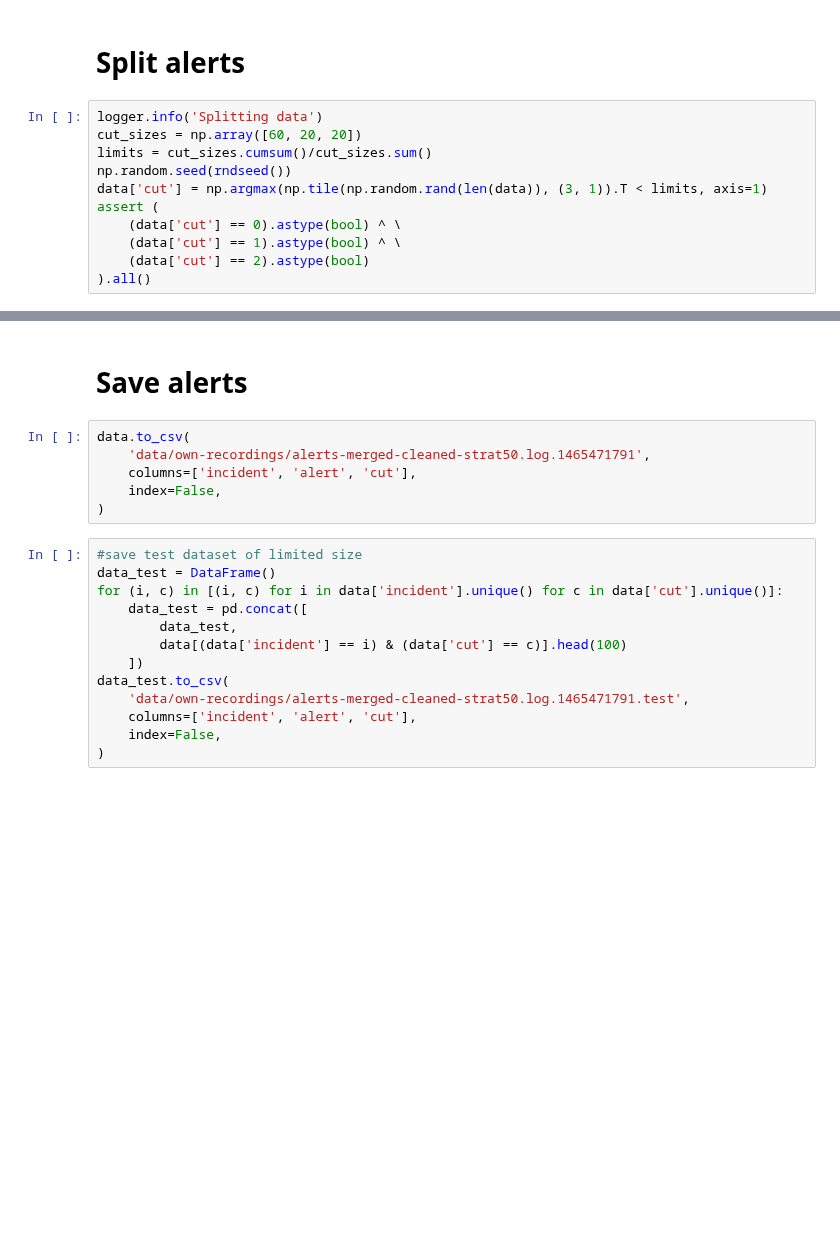
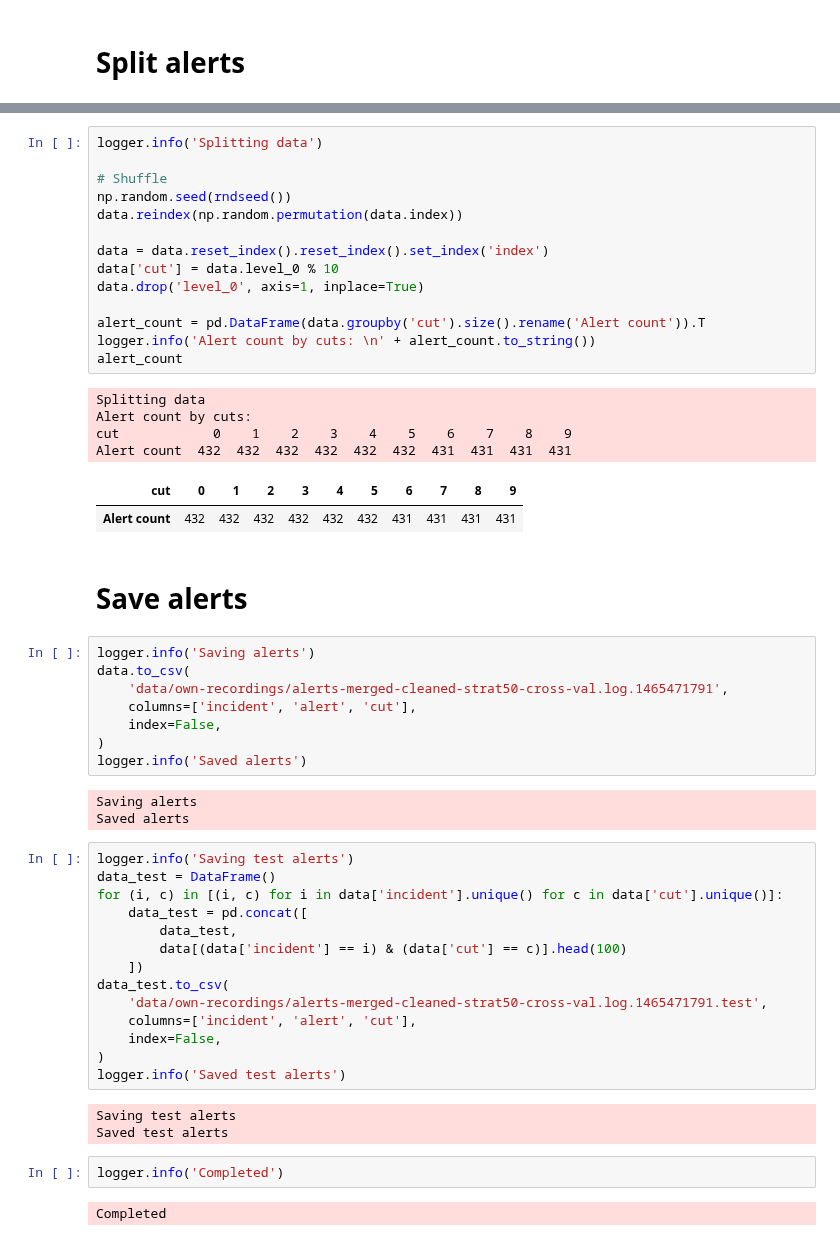
Before and after one commit to kidmose/lstm-rnn-correlation, a Jupyter notebook: preprocessing.ipynb, the cells around one changed output, grey strips where cells are left out. Cells and saved outputs as stored; diff of their text form; blank space fills up the shorter version.

```diff
--- a/preprocessing.ipynb
+++ b/preprocessing.ipynb
@@ -700,14 +700,3 @@ Overview of stratified data
 |  |  |  | 3 | 946 | 21.918443 |
 # %% [markdown]
 # Split alerts
-# %%
-logger.info('Splitting data')
-cut_sizes = np.array([60, 20, 20])
-limits = cut_sizes.cumsum()/cut_sizes.sum()
-np.random.seed(rndseed())
-data['cut'] = np.argmax(np.tile(np.random.rand(len(data)), (3, 1)).T < limits, axis=1)
-assert (
-    (data['cut'] == 0).astype(bool) ^ \
-    (data['cut'] == 1).astype(bool) ^ \
-    (data['cut'] == 2).astype(bool)
-).all()
@@ -794,13 +703,39 @@ Overview of cut: Test
+# %%
+logger.info('Splitting data')
+
+# Shuffle
+np.random.seed(rndseed())
+data.reindex(np.random.permutation(data.index))
+
+data = data.reset_index().reset_index().set_index('index')
+data['cut'] = data.level_0 % 10
+data.drop('level_0', axis=1, inplace=True)
+
+alert_count = pd.DataFrame(data.groupby('cut').size().rename('Alert count')).T
+logger.info('Alert count by cuts: \n' + alert_count.to_string())
+alert_count
+# %% [output]
+Splitting data
+Alert count by cuts:
+cut            0    1    2    3    4    5    6    7    8    9
+Alert count  432  432  432  432  432  432  431  431  431  431
+| cut | 0 | 1 | 2 | 3 | 4 | 5 | 6 | 7 | 8 | 9 |
+| Alert count | 432 | 432 | 432 | 432 | 432 | 432 | 431 | 431 | 431 | 431 |
 # %% [markdown]
 # Save alerts
 # %%
+logger.info('Saving alerts')
 data.to_csv(
-    'data/own-recordings/alerts-merged-cleaned-strat50.log.1465471791',
+    'data/own-recordings/alerts-merged-cleaned-strat50-cross-val.log.1465471791',
     columns=['incident', 'alert', 'cut'],
     index=False,
 )
+logger.info('Saved alerts')
+# %% [output]
+Saving alerts
+Saved alerts
 # %%
-#save test dataset of limited size
+logger.info('Saving test alerts')
 data_test = DataFrame()
 for (i, c) in [(i, c) for i in data['incident'].unique() for c in data['cut'].unique()]:
     data_test = pd.concat([
@@ -808,7 +743,15 @@ for (i, c) in [(i, c) for i in data['incident'].unique() for c in data['cut'].un
         data[(data['incident'] == i) & (data['cut'] == c)].head(100)
     ])
 data_test.to_csv(
-    'data/own-recordings/alerts-merged-cleaned-strat50.log.1465471791.test',
+    'data/own-recordings/alerts-merged-cleaned-strat50-cross-val.log.1465471791.test',
     columns=['incident', 'alert', 'cut'],
     index=False,
 )
+logger.info('Saved test alerts')
+# %% [output]
+Saving test alerts
+Saved test alerts
+# %%
+logger.info('Completed')
+# %% [output]
+Completed
```
Also changed, not shown: parts of 5 cells of this notebook, 2 other files.
